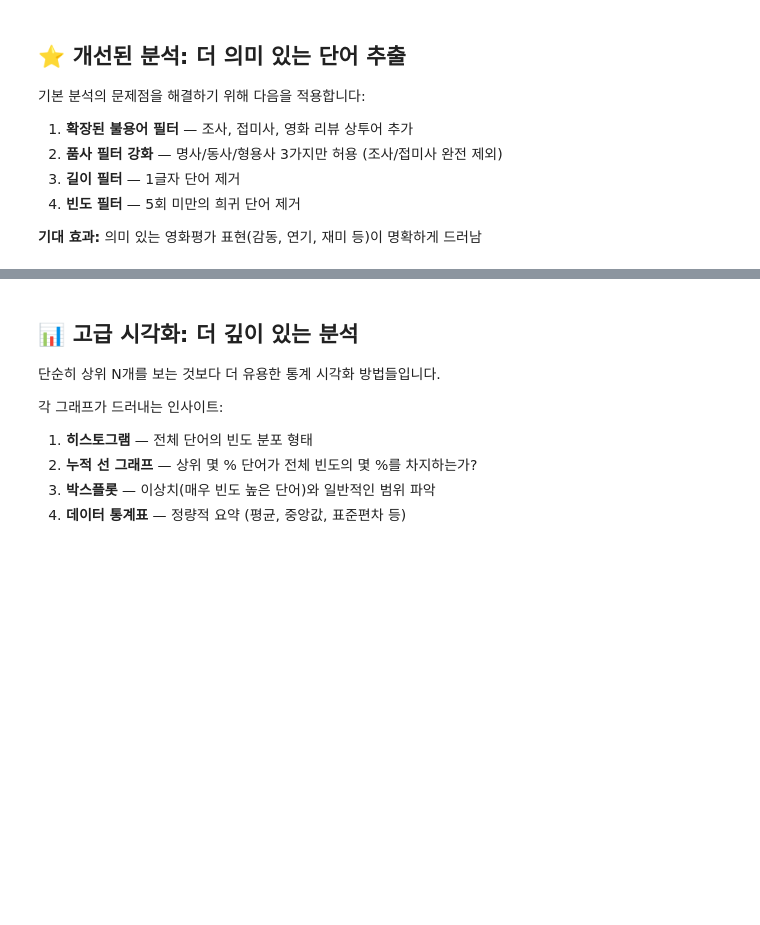
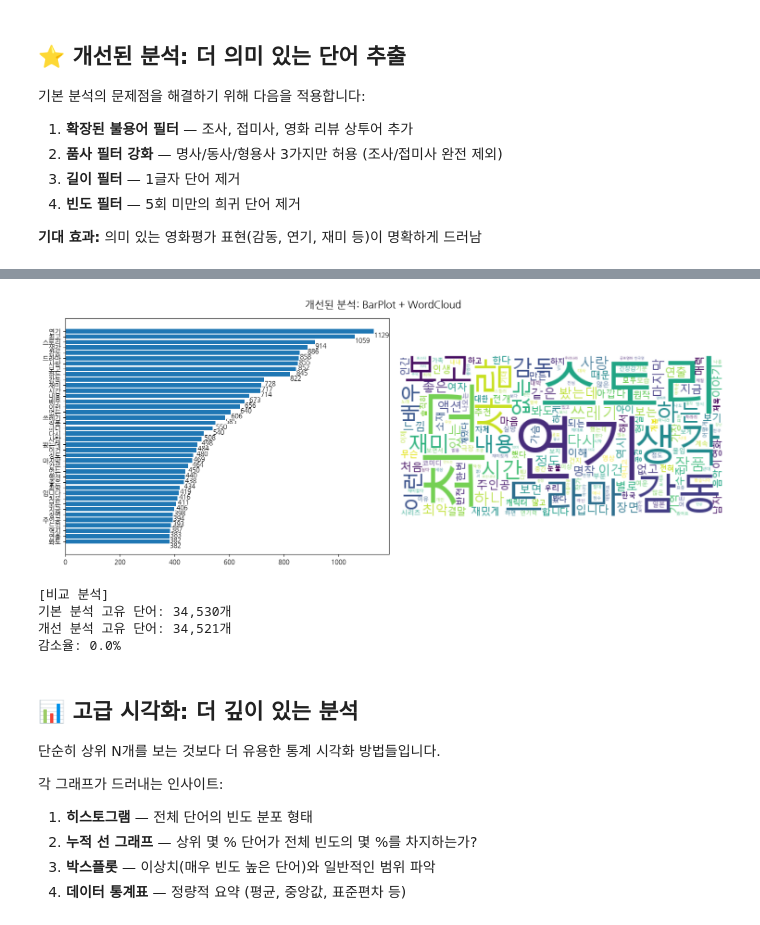
Before and after one commit to surf7978/transformer4-assignment, a Jupyter notebook: transformer4_실습/lab1_korean_movie_review_analysis/lab1_korean_movie_review_analysis.ipynb, the cells around one changed output, grey strips where cells are left out. Drawn from its saved outputs; the diff is of its cells as text; code cells hidden in the pictures; blank space fills up the shorter version.

```diff
--- a/transformer4_실습/lab1_korean_movie_review_analysis/lab1_korean_movie_review_analysis.ipynb
+++ b/transformer4_실습/lab1_korean_movie_review_analysis/lab1_korean_movie_review_analysis.ipynb
@@ -366,18 +511,24 @@ save_top_tokens(improved_counter, TOP_N, OUTPUT_DIR / "improved_top_tokens.txt")
 # %%
 # 개선된 분석 시각화
 plot_barplot_wordcloud(
     improved_counter,
     TOP_N,
-    FONT_PATH,
+    #FONT_PATH,
     "개선된 분석: BarPlot + WordCloud",
     mask_path=img_file
 )
 
 # 비교 분석: 기본 vs 개선
 print("\n[비교 분석]")
 print(f"기본 분석 고유 단어: {len(counter):,}개")
 print(f"개선 분석 고유 단어: {len(improved_counter):,}개")
 print(f"감소율: {(1 - len(improved_counter)/len(counter))*100:.1f}%")
+# %% [output]
+[figure, added]
+[비교 분석]
+기본 분석 고유 단어: 34,530개
+개선 분석 고유 단어: 34,521개
+감소율: 0.0%
 # %% [markdown]
 ## 📊 고급 시각화: 더 깊이 있는 분석
 
```
Also changed, not shown: parts of 12 cells of this notebook, 4 other files.
